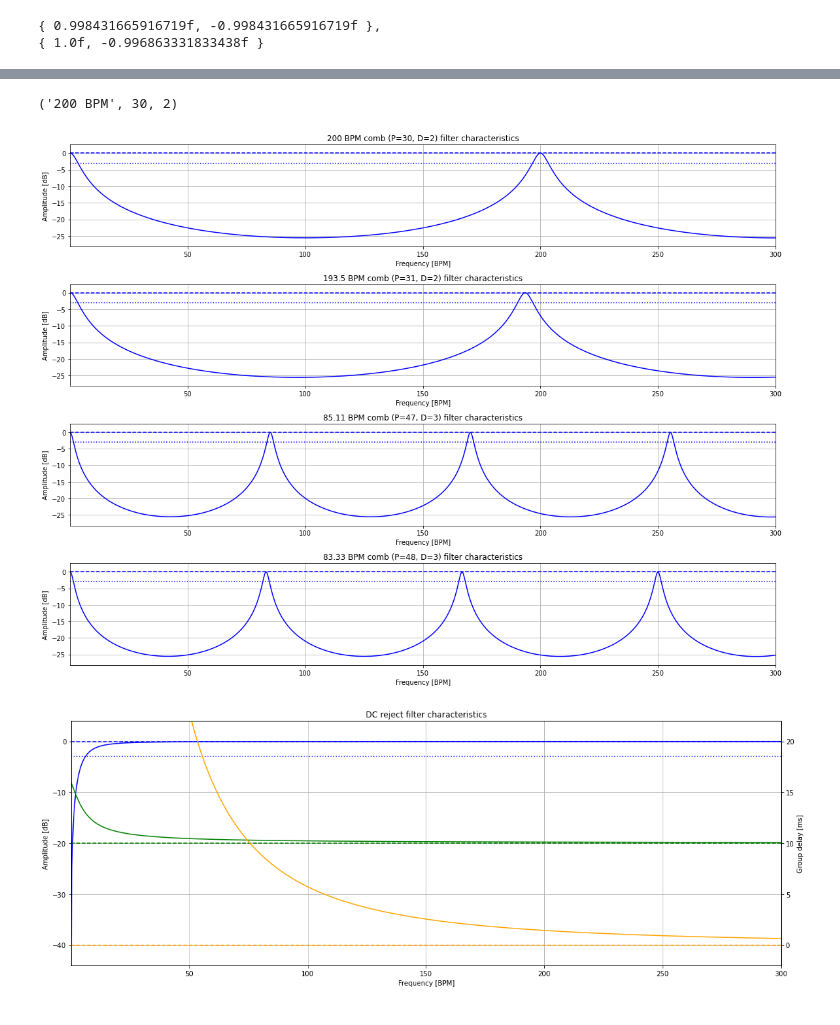
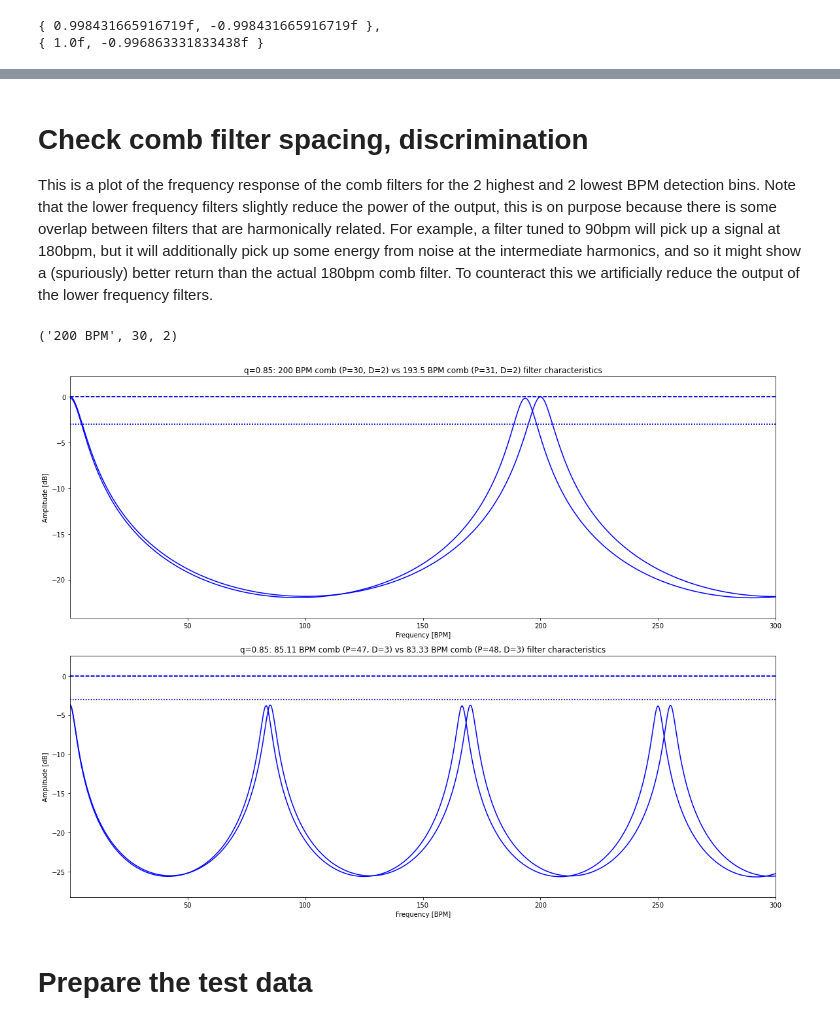
Before and after one commit to cherrydev/baile-shine, a Jupyter notebook: playground/suggested-dsp-chain.ipynb, the cells around one changed output, grey strips where cells are left out. Drawn from its saved outputs; the diff is of its cells as text; code cells hidden in the pictures.

Commit message:
Test more of the signal chain

```diff
--- a/playground/suggested-dsp-chain.ipynb
+++ b/playground/suggested-dsp-chain.ipynb
@@ -70,7 +61,18 @@ max_detect_bpm = 200
 # %%
+#sample_freq = input.sample_freq
+sample_freq = 200
+
+comb_q = 0.85
+
 dc_reject_coeffs = signal.butter(1, 0.1, fs=sample_freq, btype='highpass')
 print("{ %s }," % (', '.join(map(lambda x: '%rf' % (x,), dc_reject_coeffs[0])),))
 print("{ %s }" % (', '.join(map(lambda x: '%rf' % (x,), dc_reject_coeffs[1])),))
+
+comb_buf_size = 64
+comb_extra_buf = 8
+
+lowest_bpm = 83
+highest_bpm = 200
 # %% [output]
 { 0.998431665916719f, -0.998431665916719f },
 { 1.0f, -0.996863331833438f }
@@ -110,21 +148,27 @@ comb_coeffs = make_comb_coeffs(0.9)
+# %% [markdown]
+# Check comb filter spacing, discrimination
+
+This is a plot of the frequency response of the comb filters for the 2 highest and 2 lowest BPM detection bins. Note that the lower frequency filters slightly reduce the power of the output, this is on purpose because there is some overlap between filters that are harmonically related. For example, a filter tuned to 90bpm will pick up a signal at 180bpm, but it will additionally pick up some energy from noise at the intermediate harmonics, and so it might show a (spuriously) better return than the actual 180bpm comb filter. To counteract this we artificially reduce the output of the lower frequency filters.
 # %%
-fig, (ax1, ax2, ax3, ax4) = plt.subplots(4, 1, figsize=(16, 12))
+comb_coeffs = SignalChain().comb_coeffs
+
+fig, (ax1, ax2) = plt.subplots(2, 1, figsize=(16, 12))
 print(tuple(comb_coeffs[0][0:3]))
-plot_filter(ax1, comb_coeffs[0][-1], sample_freq, '%s comb (P=%g, D=%g)' % tuple(comb_coeffs[0][0:3]), logplot=False)
-plot_filter(ax2, comb_coeffs[1][-1], sample_freq, '%s comb (P=%g, D=%g)' % tuple(comb_coeffs[1][0:3]), logplot=False)
-plot_filter(ax3, comb_coeffs[-2][-1], sample_freq, '%s comb (P=%g, D=%g)' % tuple(comb_coeffs[-2][0:3]), logplot=False)
-plot_filter(ax4, comb_coeffs[-1][-1], sample_freq, '%s comb (P=%g, D=%g)' % tuple(comb_coeffs[-1][0:3]), logplot=False)
+plot_filter(ax1, comb_coeffs[0][-1], sample_freq, '', logplot=False)
+plot_filter(ax1, comb_coeffs[1][-1], sample_freq, 'q=%g: %s comb (P=%g, D=%g) vs %s comb (P=%g, D=%g)' %
+            tuple((comb_q,) + comb_coeffs[0][0:3] + comb_coeffs[1][0:3]), logplot=False)
+plot_filter(ax2, comb_coeffs[-2][-1], sample_freq, '', logplot=False)
+plot_filter(ax2, comb_coeffs[-1][-1], sample_freq, 'q=%g: %s comb (P=%g, D=%g) vs %s comb (P=%g, D=%g)' %
+            tuple((comb_q,) + comb_coeffs[-2][0:3] + comb_coeffs[-1][0:3]), logplot=False)
 fig.tight_layout()
 plt.show()
 
-fig, ax = plt.subplots(1, 1, figsize=(16, 6))
-plot_filter(ax, dc_reject_coeffs, sample_freq, 'DC reject', logplot=False, phase_graph=True, delay_graph=True)
-fig.tight_layout()
-plt.show()
+del comb_coeffs
 # %% [output]
 ('200 BPM', 30, 2)
-[figure, old version]
+[figure, new version]
-[figure, removed]
+# %% [markdown]
+# Prepare the test data
 # %%
 y_148 = InputMock("sample124bpm-200hz.txt", 200, loop_count=10).read_all_samples()
 y_174 = InputMock("sample174bpm-sloppy-200hz.txt", 200, loop_count=10).read_all_samples()
```
Also changed, not shown: parts of 9 cells of this notebook.
